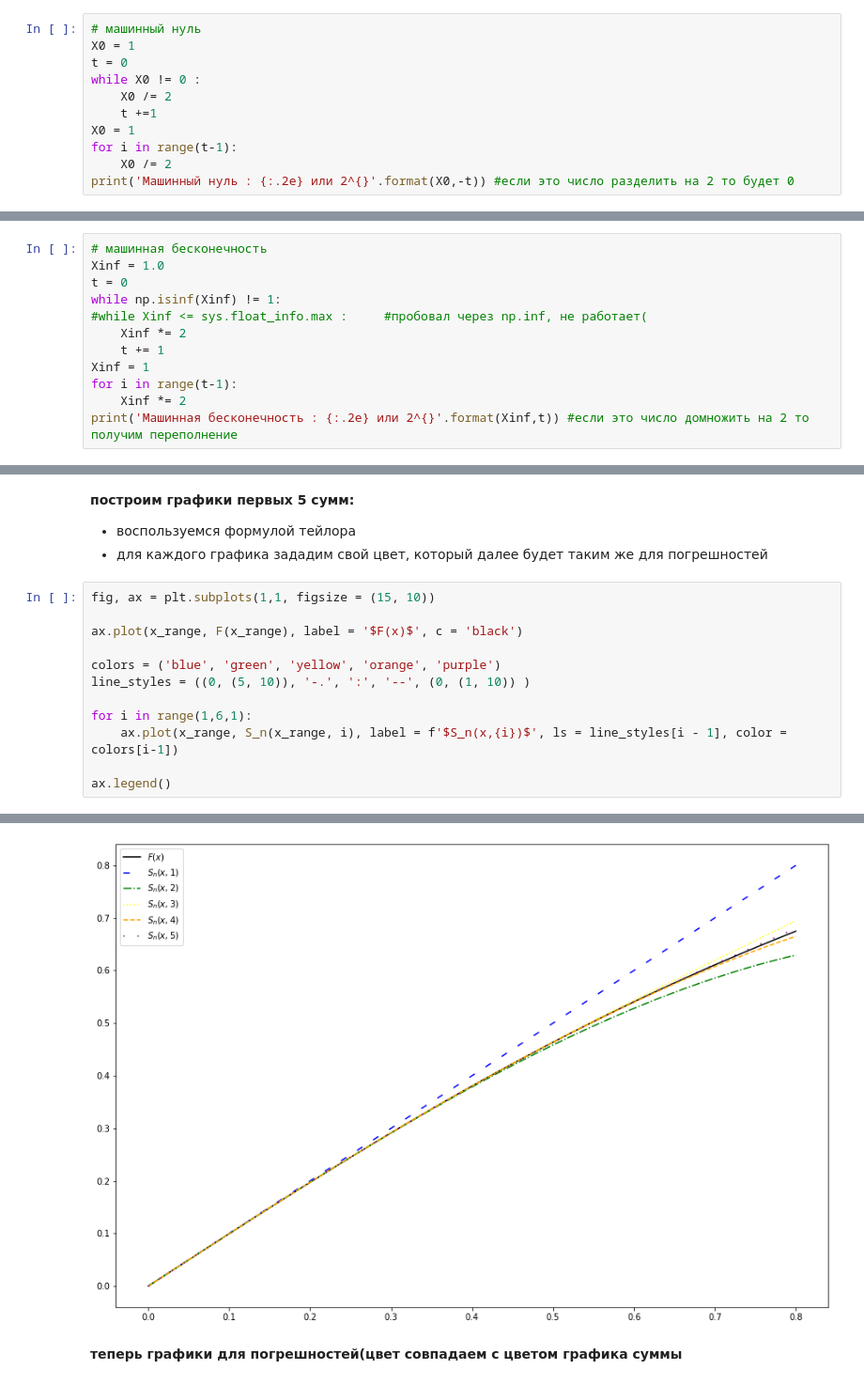
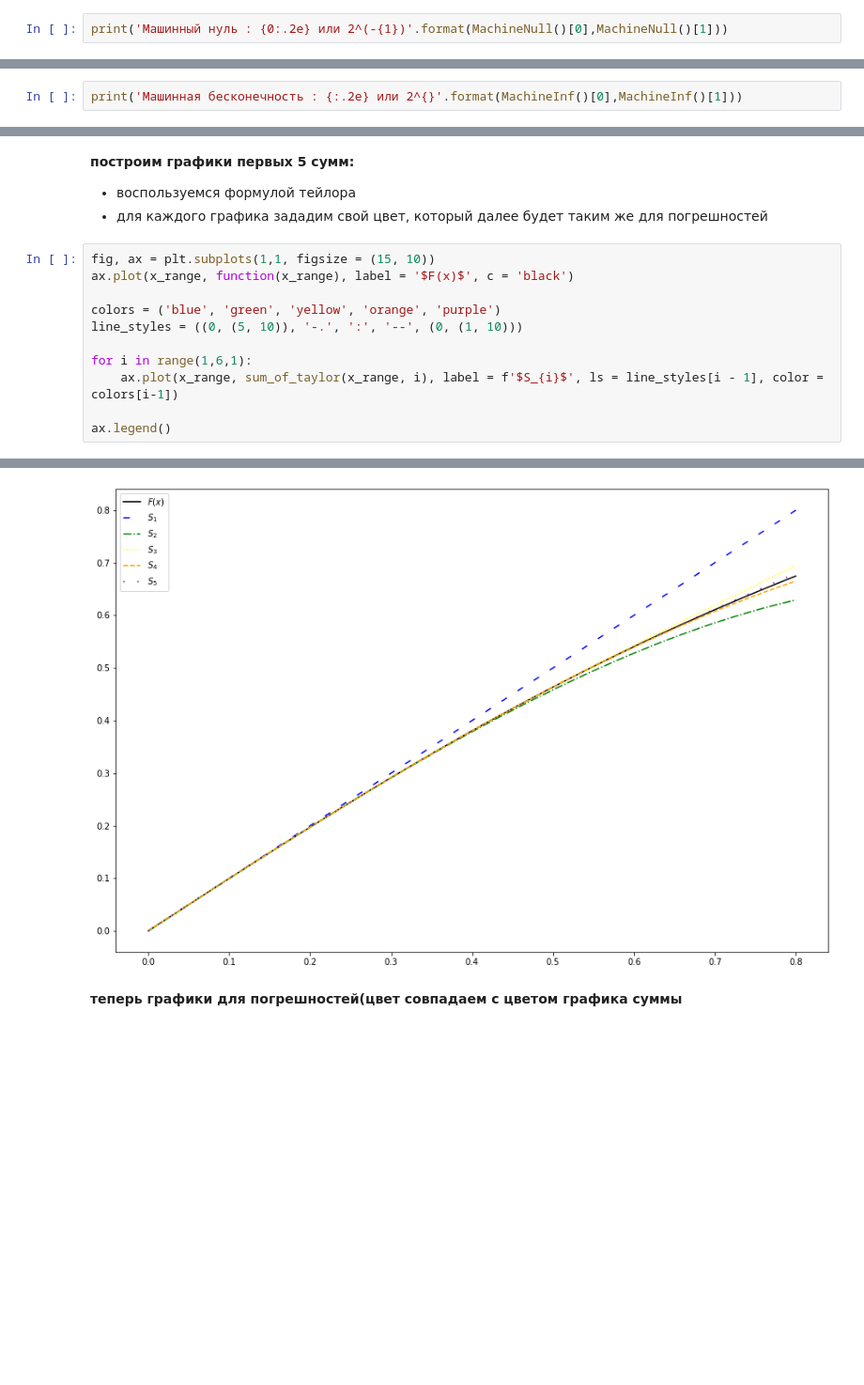
Before and after one commit to Lamantin12/N_A_lab1, a Jupyter notebook: lab_1_main.ipynb, the cells around one changed output, grey strips where cells are left out. Shown: that part at 94% size. Cells and saved outputs as stored; diff of their text form; blank space fills up the shorter version.

```diff
--- a/lab_1_main.ipynb
+++ b/lab_1_main.ipynb
@@ -30,12 +23,3 @@ print(1 + eps)
 # %%
-# машинный нуль
-X0 = 1
-t = 0
-while X0 != 0 :
-    X0 /= 2
-    t +=1
-X0 = 1
-for i in range(t-1):
-    X0 /= 2
-print('Машинный нуль : {:.2e} или 2^{}'.format(X0,-t)) #если это число разделить на 2 то будет 0
+print('Машинный нуль : {0:.2e} или 2^(-{1})'.format(MachineNull()[0],MachineNull()[1]))
 # %% [output]
@@ -43,15 +27,5 @@ print('Машинный нуль : {:.2e} или 2^{}'.format(X0,-t)) #если
 # %%
-# машинная бесконечность
-Xinf = 1.0
-t = 0
-while np.isinf(Xinf) != 1:
-#while Xinf <= sys.float_info.max :     #пробовал через np.inf, не работает(
-    Xinf *= 2
-    t += 1
-Xinf = 1
-for i in range(t-1):
-    Xinf *= 2
-print('Машинная бесконечность : {:.2e} или 2^{}'.format(Xinf,t)) #если это число домножить на 2 то получим переполнение
+print('Машинная бесконечность : {:.2e} или 2^{}'.format(MachineInf()[0],MachineInf()[1]))
 # %% [output]
 Машинная бесконечность : 8.99e+307 или 2^1024
 # %% [markdown]
@@ -86,14 +47,13 @@ def S_n(x, n):
 * для каждого графика зададим свой цвет, который далее будет таким же для погрешностей
 # %%
 fig, ax = plt.subplots(1,1, figsize = (15, 10))
-
-ax.plot(x_range, F(x_range), label = '$F(x)$', c = 'black')
+ax.plot(x_range, function(x_range), label = '$F(x)$', c = 'black')
 
 colors = ('blue', 'green', 'yellow', 'orange', 'purple')
-line_styles = ((0, (5, 10)), '-.', ':', '--', (0, (1, 10)) )
+line_styles = ((0, (5, 10)), '-.', ':', '--', (0, (1, 10)))
 
 for i in range(1,6,1):
-    ax.plot(x_range, S_n(x_range, i), label = f'$S_n(x,{i})$', ls = line_styles[i - 1], color = colors[i-1])
+    ax.plot(x_range, sum_of_taylor(x_range, i), label = f'$S_{i}$', ls = line_styles[i - 1], color = colors[i-1])
 
 ax.legend()
 # %% [output]
@@ -101,4 +61,4 @@ ax.legend()
-[figure, old version]
+[figure, new version]
 # %% [markdown]
 **теперь графики для погрешностей(цвет совпадаем с цветом графика суммы**
 # %%
```
Also changed, not shown: parts of 21 cells of this notebook, 2 other files.
